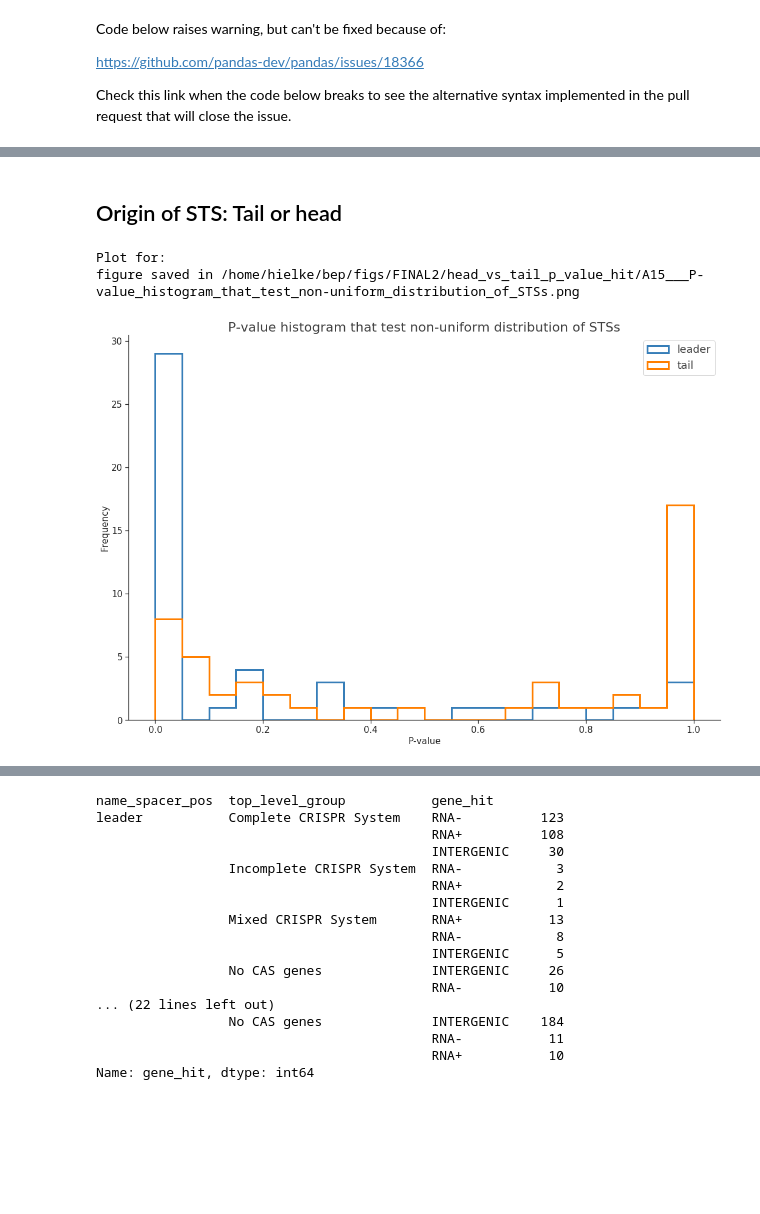
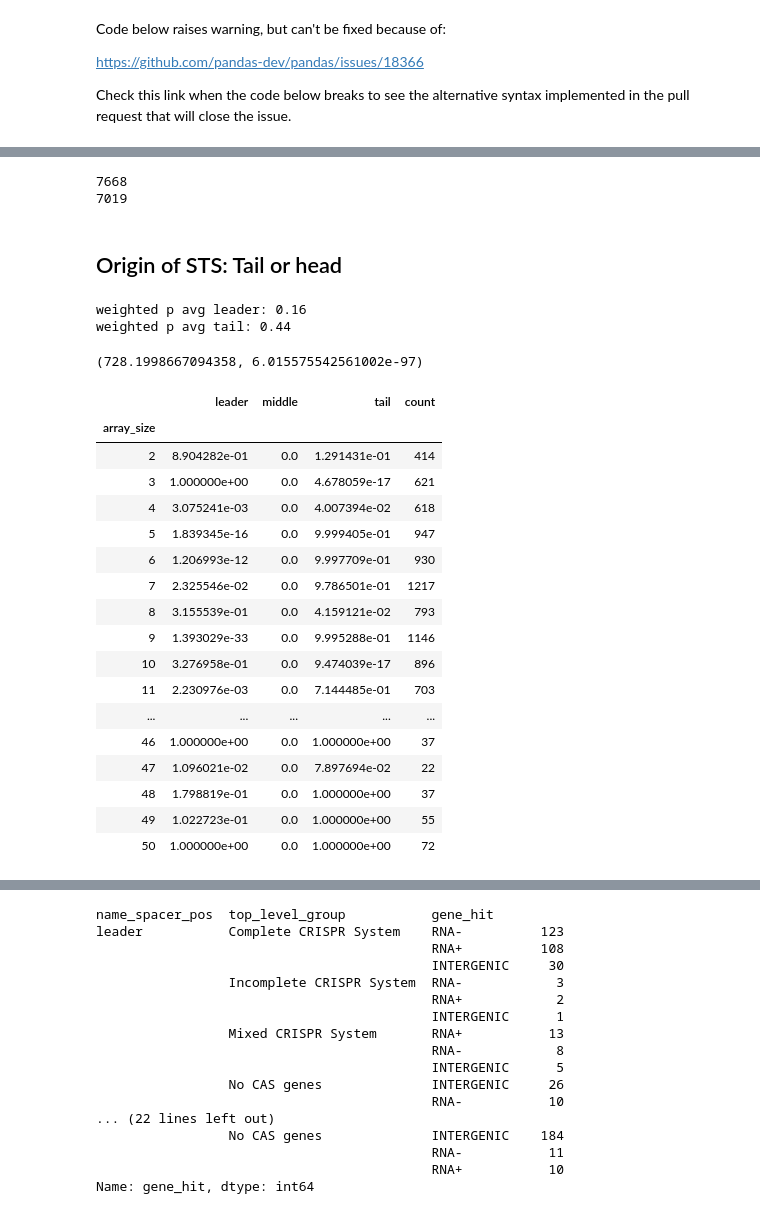
Before and after one commit to hwalinga/self-targeting-spacers-notebooks, a Jupyter notebook: main.ipynb, the cells around one changed output, grey strips where cells are left out. Cells and saved outputs as stored; diff of their text form; code cells hidden in the pictures; blank space fills up the shorter version.

```diff
--- a/main.ipynb
+++ b/main.ipynb
@@ -1308,0 +1319,5 @@ figure saved in /home/hielke/bep/figs/FINAL2/A13___STSs_targeting_(pro)phage_nor
+# %%
+# As this is an heavy operation, it is disabled by default.
+if False:
+    df['distance_to_phage'] = df.apply(dist_to_phage, axis=1)
+    print(df['distance_to_phage'].value_counts() / len(df))
@@ -1309,3 +1331,12 @@ figure saved in /home/hielke/bep/figs/FINAL2/A13___STSs_targeting_(pro)phage_nor
+# %%
+not_on_phage = df.query('distance_to_phage == -1').index
+print(len(not_on_phage))
+phage_set = set(df_phages.index)
+A = sum(1 for d in not_on_phage if d in phage_set)
+print(A)
+# %% [output]
+7668
+7019
 # %% [markdown]
 ## Origin of STS: Tail or head
 # %%
@@ -1350,9 +1381,8 @@ x = 'name_spacer_pos'
 hue = 'array_size'
 y = 'count'
 
-def build_p_value_hist(df, name_mod=""):
-    print("Plot for: " + name_mod)
-    p_vals = df.pipe(
+def build_p_vals(df, test_method):
+    return df.pipe(
         lambda d:
         d[x]
         .groupby(d[hue])
@@ -1367,13 +1397,18 @@ def build_p_value_hist(df, name_mod=""):
 
         # Here we apply the test which for each group of `'leader', 'middle', 'tail'`
         # the passed distribution is a possible one or impossible
-        .apply(test_binom_test, axis=1, result_type='expand')
+        .apply(test_method, axis=1, result_type='expand')
 
         .fillna(0.9)
         .pipe(lambda x: x.set_columns(x.columns.astype(str)))
         .rename({'0':'leader', '1':'middle', '2':'tail'}, axis='columns')
         .loc[2:50, :]  # Too small values afterwards for accurate p-value
     )
+
+def build_p_value_hist(df, name_mod=""):
+    print("Plot for: " + name_mod)
+    p_vals = build_p_vals(df, test_binom_test)
+
     # Only plot the histogram for leader and tail.
     ax = p_vals.drop('middle', axis=1).plot.hist(bins=20,
                                                  histtype="step",
@@ -1381,18 +1416,46 @@ def build_p_value_hist(df, name_mod=""):
                                                  alpha=1)
     sns.despine()
     title = "P-value histogram that test non-uniform distribution of STSs" + (
-            "(applied to each array size individually) " + name_mod if name_mod else "")
+            " (applied to each array size individually) " + name_mod if name_mod else "")
     plt.title(title)
     plt.xlabel("P-value")
     increase_figsize(3)
     save_fig(fig_folder=fig_folder + 'head_vs_tail_p_value_hit/')
-
-build_p_value_hist(df)
-
-# Observation:
-# Unique values hit identity >75% gives a strong tail preference
-# High identity hits (not excluding unique) give a strong leader preference
-# %% [output]
-Plot for:
-figure saved in /home/hielke/bep/figs/FINAL2/head_vs_tail_p_value_hit/A15___P-value_histogram_that_test_non-uniform_distribution_of_STSs.png
-[figure, removed]
+# %%
+from scipy.stats import combine_pvalues
+def weighted_avg(values, weights):
+    return (values * weights).sum() / weights.sum()
+
+p_vals_counts = build_p_vals(df, test_binom_test) \
+    .join(df.groupby('array_size').agg(count=('array_size', 'count')), on='array_size')
+# weighted avg
+print("weighted p avg leader: %.2f" % weighted_avg(p_vals_counts['leader'], p_vals_counts['count']))
+print("weighted p avg tail: %.2f" % weighted_avg(p_vals_counts['tail'], p_vals_counts['count']))
+# %% [output]
+weighted p avg leader: 0.16
+weighted p avg tail: 0.44
+# %%
+combine_pvalues(p_vals_counts['leader'], method='fisher')
+# %% [output]
+(728.1998667094358, 6.015575542561002e-97)
+# %%
+p_vals_counts
+# %% [output]
+|  | leader | middle | tail | count |
+| array_size |  |  |  |  |
+| 2 | 8.904282e-01 | 0.0 | 1.291431e-01 | 414 |
+| 3 | 1.000000e+00 | 0.0 | 4.678059e-17 | 621 |
+| 4 | 3.075241e-03 | 0.0 | 4.007394e-02 | 618 |
+| 5 | 1.839345e-16 | 0.0 | 9.999405e-01 | 947 |
+| 6 | 1.206993e-12 | 0.0 | 9.997709e-01 | 930 |
+| 7 | 2.325546e-02 | 0.0 | 9.786501e-01 | 1217 |
+| 8 | 3.155539e-01 | 0.0 | 4.159121e-02 | 793 |
+| 9 | 1.393029e-33 | 0.0 | 9.995288e-01 | 1146 |
+| 10 | 3.276958e-01 | 0.0 | 9.474039e-17 | 896 |
+| 11 | 2.230976e-03 | 0.0 | 7.144485e-01 | 703 |
+| ... | ... | ... | ... | ... |
+| 46 | 1.000000e+00 | 0.0 | 1.000000e+00 | 37 |
+| 47 | 1.096021e-02 | 0.0 | 7.897694e-02 | 22 |
+| 48 | 1.798819e-01 | 0.0 | 1.000000e+00 | 37 |
+| 49 | 1.022723e-01 | 0.0 | 1.000000e+00 | 55 |
+| 50 | 1.000000e+00 | 0.0 | 1.000000e+00 | 72 |
```
Also changed, not shown: parts of 42 cells of this notebook.
